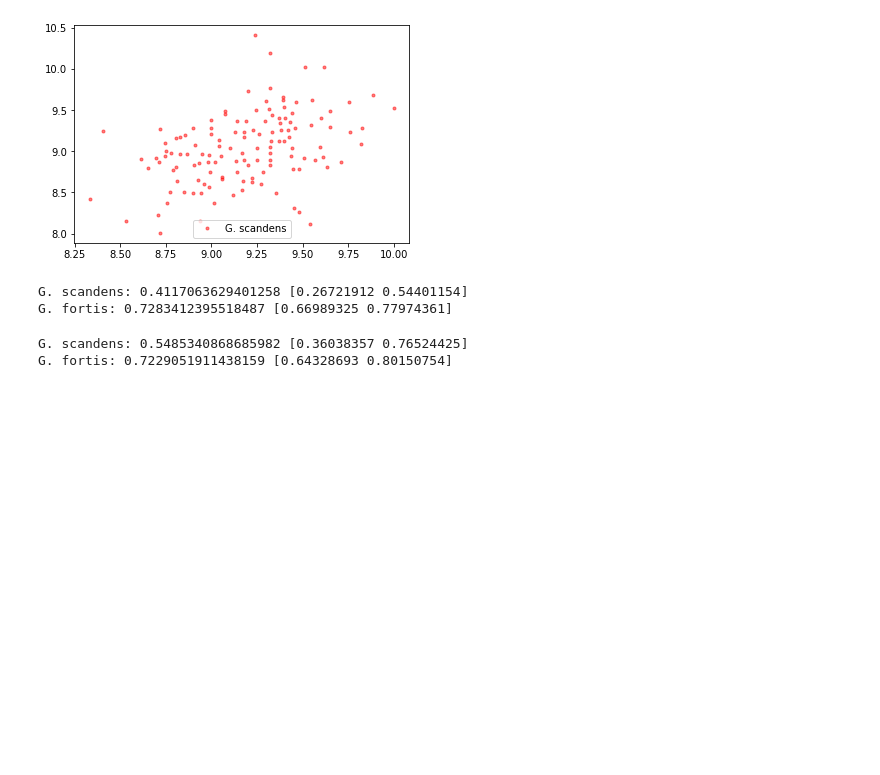
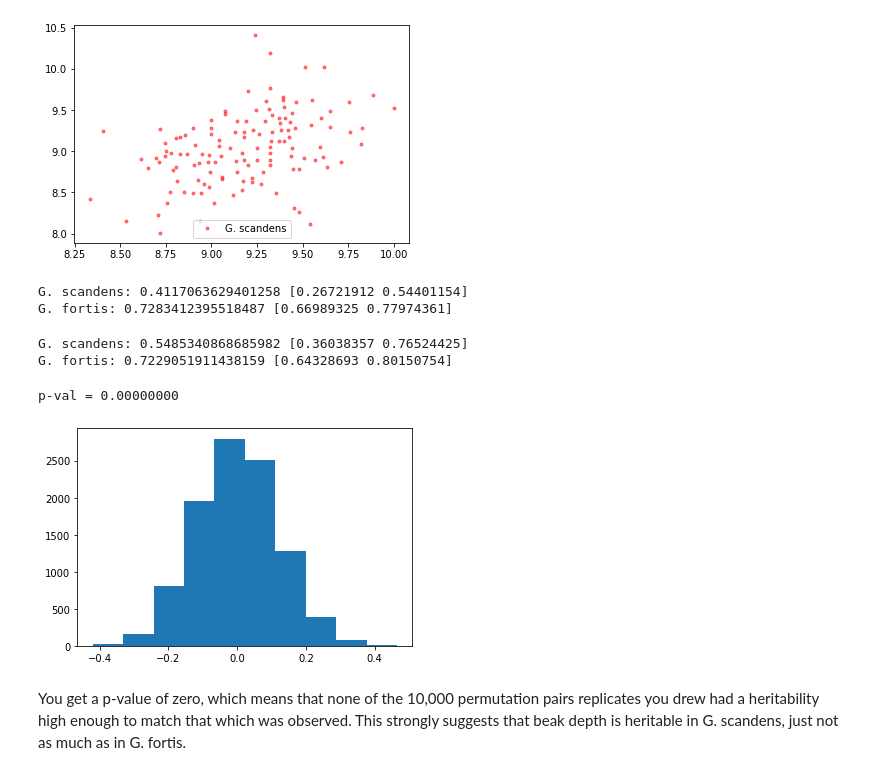
Before and after one commit to kimdesok/Statistical-Thinking-in-Python-Part-2, a Jupyter notebook: Stats_by_Python9.ipynb, the cells around one changed output. Drawn from its saved outputs; the diff is of its cells as text; code cells hidden in the pictures; blank space fills up the shorter version.

```diff
--- a/Stats_by_Python9.ipynb
+++ b/Stats_by_Python9.ipynb
@@ -444,3 +444,27 @@ print('G. fortis:', heritability_fortis, conf_int_fortis)
 # %% [output]
 G. scandens: 0.5485340868685982 [0.36038357 0.76524425]
 G. fortis: 0.7229051911438159 [0.64328693 0.80150754]
+# %%
+# Initialize array of replicates: perm_replicates
+perm_replicates = np.empty(10000)
+
+# Draw replicates
+for i in range(10000):
+    # Permute parent beak depths
+    bd_parent_permuted = np.random.permutation(bd_parent_scandens)
+    perm_replicates[i] = heritability(bd_parent_permuted, bd_offspring_scandens)
+
+
+# Compute p-value: p
+p = np.sum(perm_replicates >= heritability_scandens) / len(perm_replicates)
+
+# Print the p-value
+print('p-val = %.8f'% p)
+
+plt.hist(perm_replicates)
+plt.show()
+# %% [output]
+p-val = 0.00000000
+[figure, added]
+# %% [markdown]
+You get a p-value of zero, which means that none of the 10,000 permutation pairs replicates you drew had a heritability high enough to match that which was observed. This strongly suggests that beak depth is heritable in G. scandens, just not as much as in G. fortis.
```
